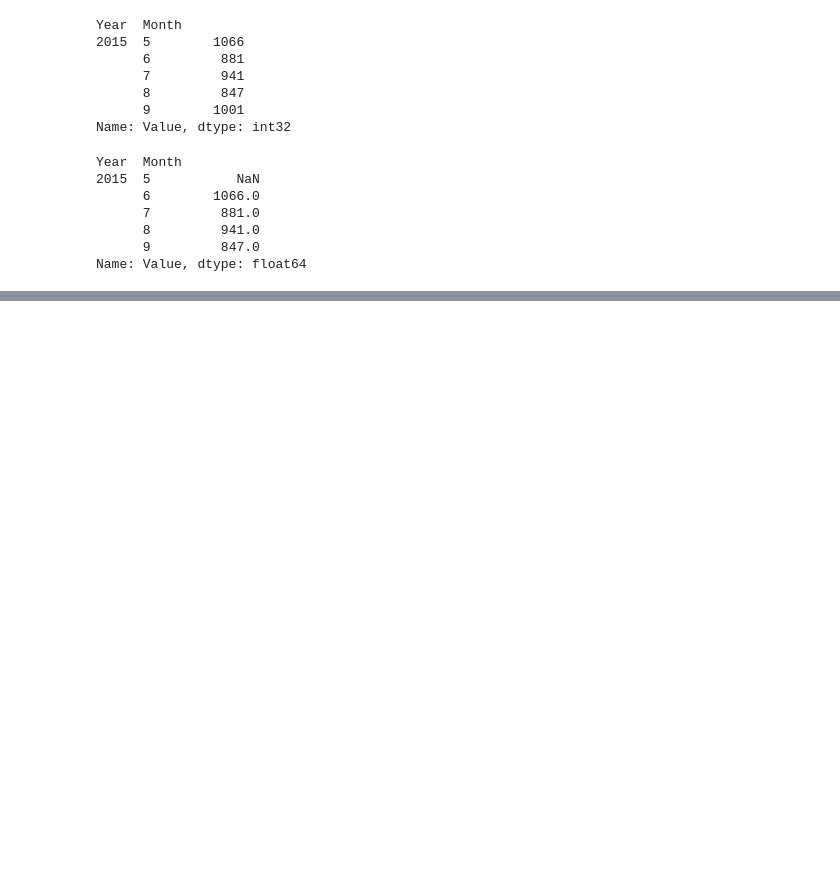
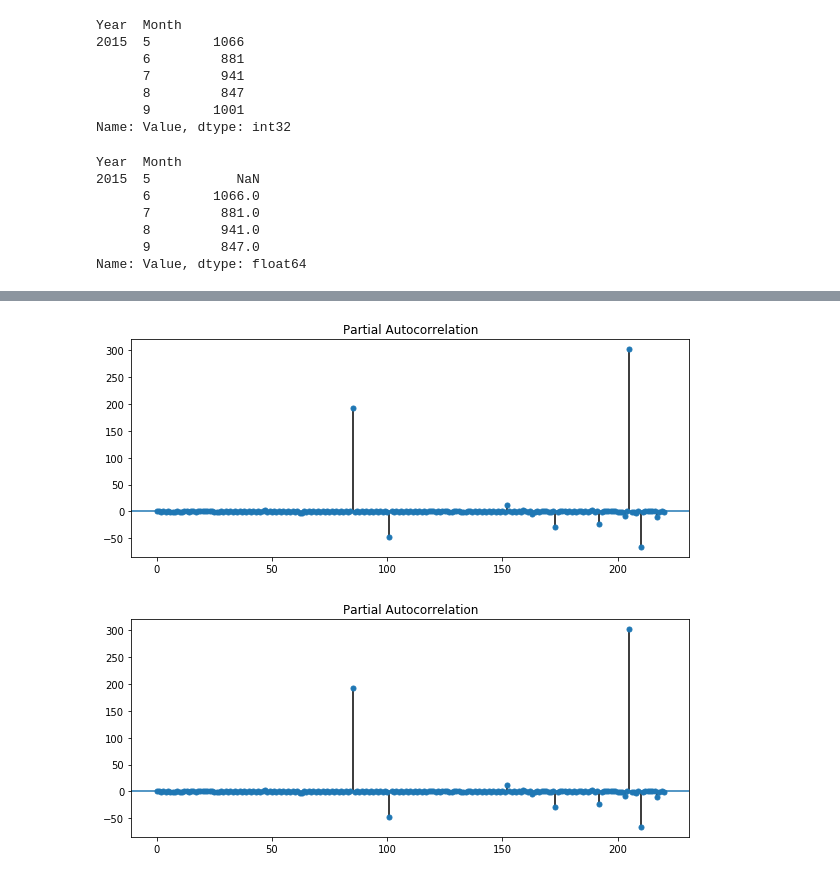
Before and after one commit to RaviShivam/BootlegForPeace, a Jupyter notebook: hfg_eda.ipynb, the cells around one changed output, grey strips where cells are left out. Drawn from its saved outputs; the diff is of its cells as text; code cells hidden in the pictures; blank space fills up the shorter version.

```diff
--- a/hfg_eda.ipynb
+++ b/hfg_eda.ipynb
@@ -229,0 +250,7 @@ inform
+# %%
+## Informed
+from statsmodels.graphics.tsaplots import plot_pacf
+plot_pacf(data[2].Value)
+# %% [output]
+[figure, added]
+[figure, added]
```
Also changed, not shown: parts of 7 cells of this notebook.
